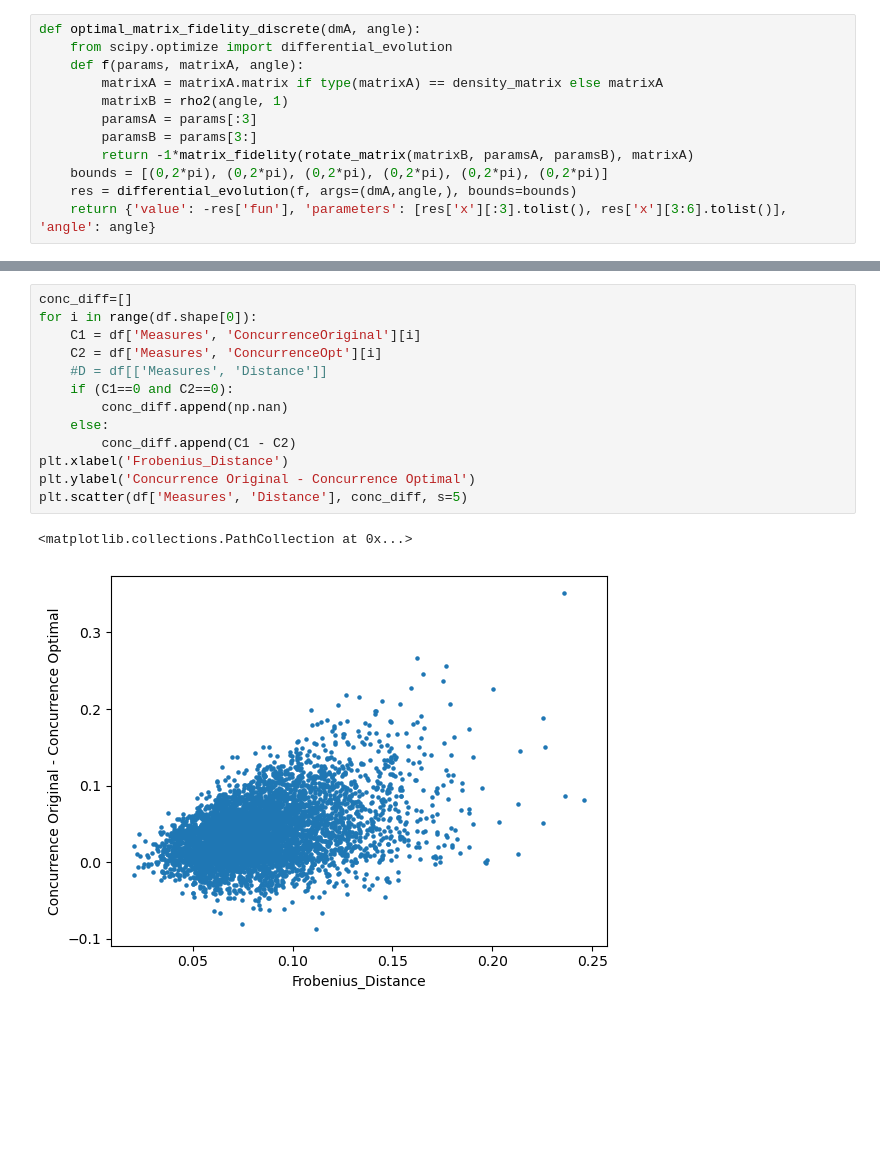
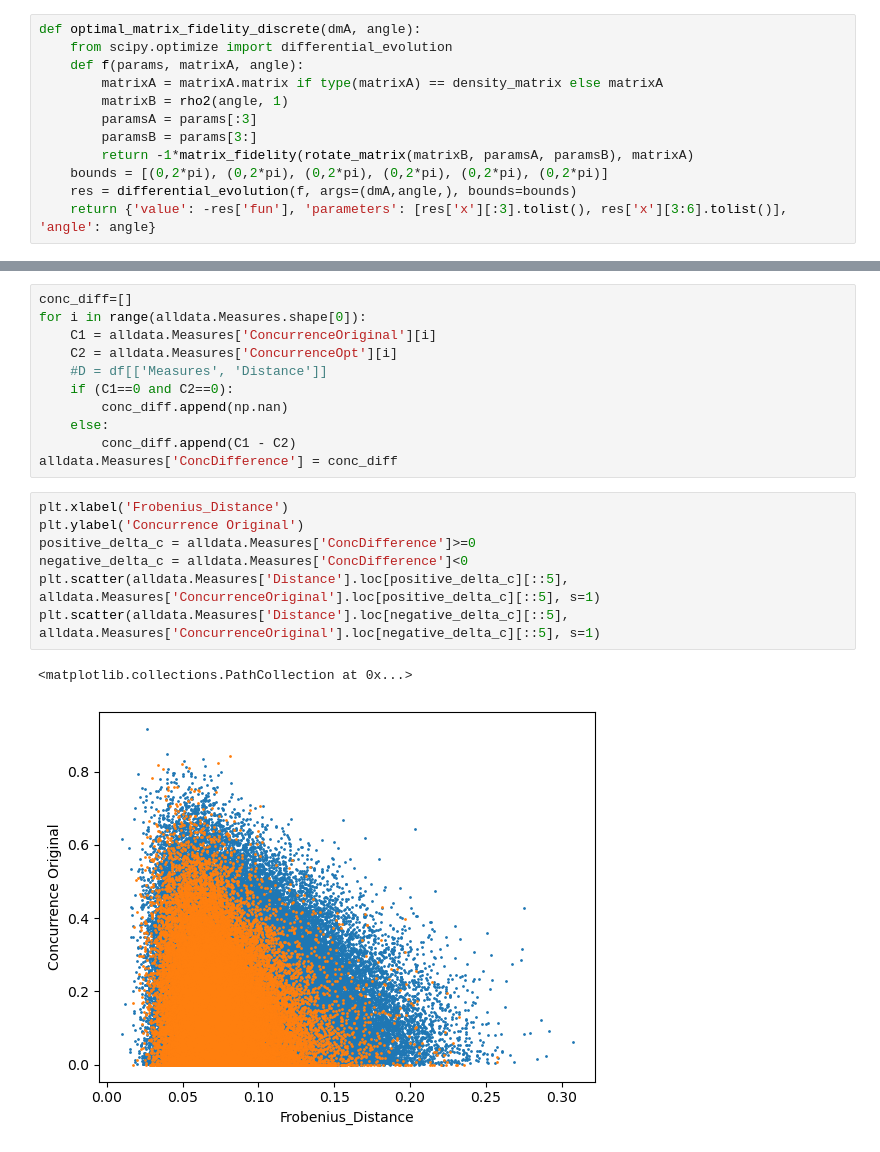
Before and after one commit to jkwiecien765/WernerTomography2, a Jupyter notebook: werner.ipynb, the cells around one changed output, grey strips where cells are left out. Cells and saved outputs as stored; diff of their text form; blank space fills up the shorter version.

```diff
--- a/werner.ipynb
+++ b/werner.ipynb
@@ -671,16 +664,21 @@ array([[0.18985, 0.08055, 0.15302, 0.23129],
 # %%
 conc_diff=[]
-for i in range(df.shape[0]):
-    C1 = df['Measures', 'ConcurrenceOriginal'][i]
-    C2 = df['Measures', 'ConcurrenceOpt'][i]
+for i in range(alldata.Measures.shape[0]):
+    C1 = alldata.Measures['ConcurrenceOriginal'][i]
+    C2 = alldata.Measures['ConcurrenceOpt'][i]
     #D = df[['Measures', 'Distance']]
     if (C1==0 and C2==0):
         conc_diff.append(np.nan)
     else:
         conc_diff.append(C1 - C2)
-plt.xlabel('Frobenius_Distance')
-plt.ylabel('Concurrence Original - Concurrence Optimal')
-plt.scatter(df['Measures', 'Distance'], conc_diff, s=5)
+alldata.Measures['ConcDifference'] = conc_diff
-# %% [output]
-<matplotlib.collections.PathCollection at 0x...>
-[figure, removed]
+# %%
+plt.xlabel('Frobenius_Distance')
+plt.ylabel('Concurrence Original')
+positive_delta_c = alldata.Measures['ConcDifference']>=0
+negative_delta_c = alldata.Measures['ConcDifference']<0
+plt.scatter(alldata.Measures['Distance'].loc[positive_delta_c][::5], alldata.Measures['ConcurrenceOriginal'].loc[positive_delta_c][::5], s=1)
+plt.scatter(alldata.Measures['Distance'].loc[negative_delta_c][::5], alldata.Measures['ConcurrenceOriginal'].loc[negative_delta_c][::5], s=1)
+# %% [output]
+<matplotlib.collections.PathCollection at 0x...>
+[figure, added]
```
Also changed, not shown: parts of 42 cells of this notebook, 12 other files.
